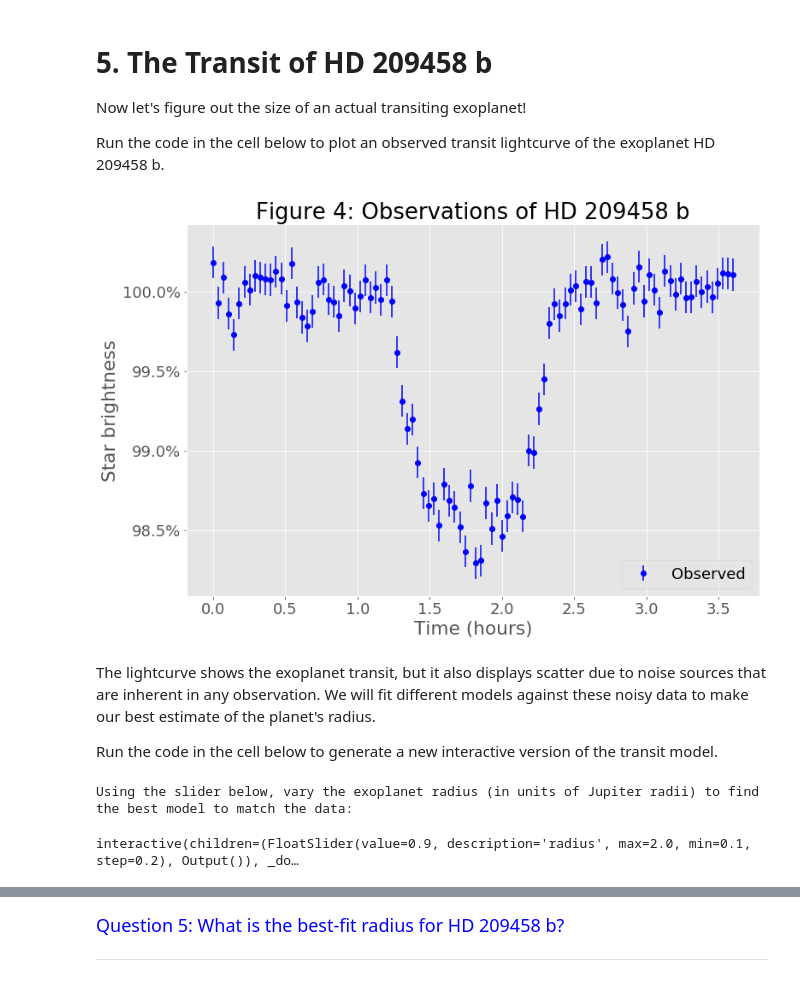
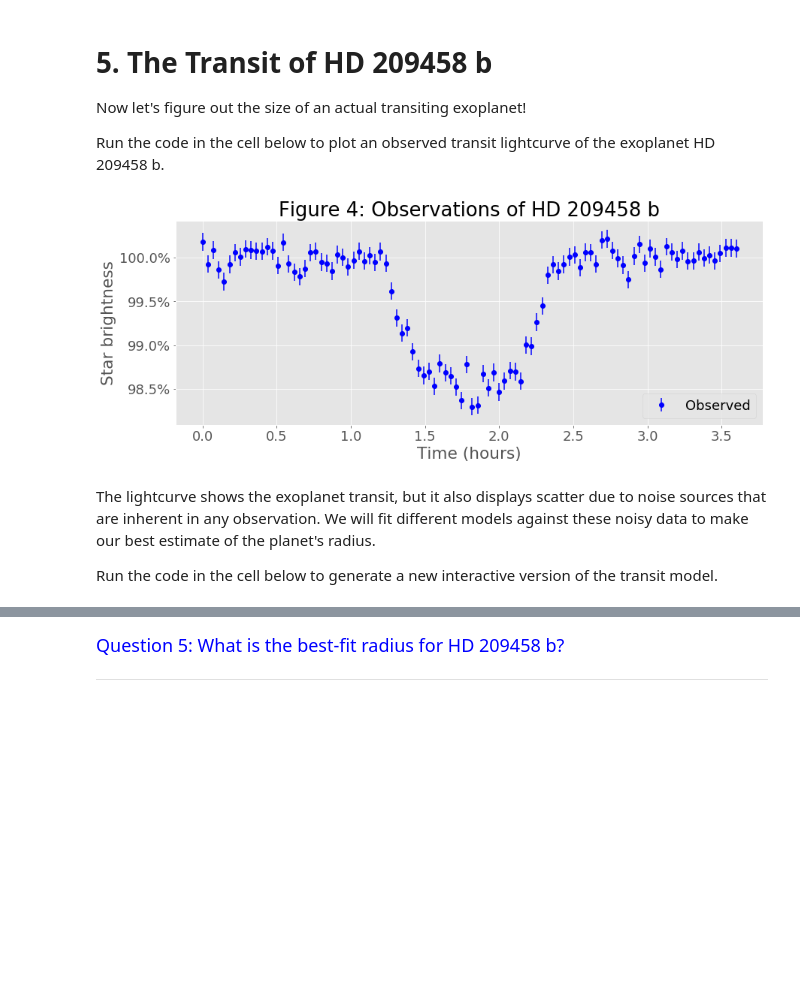
Before and after one commit to EDENSurvey/TeenAstroCafeActivity, a Jupyter notebook: activity.ipynb, the cells around one changed output, grey strips where cells are left out. Drawn from its saved outputs; the diff is of its cells as text; code cells hidden in the pictures; blank space fills up the shorter version.

```diff
--- a/activity.ipynb
+++ b/activity.ipynb
@@ -333,74 +258,16 @@ ____
 Now let's figure out the size of an actual transiting exoplanet!
 
 Run the code in the cell below to plot an observed transit lightcurve of the exoplanet HD 209458 b.
-# %%
-# Loading observed data
-time_obs, flux_obs = np.loadtxt('HD209458b.dat', unpack=True)
-
-# Convert time from days to hours (easier to read)
-time_obs = 24*(time_obs-time_obs[0])
-
-# Plotting results
-plt.figure()
-plt.errorbar(time_obs, flux_obs, 0.001, marker='o', ls='', color='b', label='Observed')
-plt.title("Figure 4: Observations of HD 209458 b")
-plt.legend(loc=4)
-plt.xlabel("Time (hours)")
-plt.ylabel("Star brightness")
-plt.gca().set_yticklabels(['{:.1%}'.format(xx) for xx in plt.gca().get_yticks()])
-plt.show()
-# %% [output]
-[figure, removed]
+# %%
+# Loading observed data
+time_obs, flux_obs = np.loadtxt('HD209458b.dat', unpack=True)
+
+# Plot the data
+plot_data(time_obs,flux_obs)
+plt.show()
+# %% [output]
+[figure, added]
 # %% [markdown]
 The lightcurve shows the exoplanet transit, but it also displays scatter due to noise sources that are inherent in any observation.  We will fit different models against these noisy data to make our best estimate of the planet's radius.
 
 Run the code in the cell below to generate a new interactive version of the transit model.
-# %%
-def transit_model_2(radius):
-    """
-    Function for interactive transit modeling
-    """
-    # Parameters of planet model
-    rp = ((radius*u.Rjup)/(1.203*u.Rsun)).si.value
-    params = batman.TransitParams()
-    params.t0 = 0.                                 # time of inferior conjunction
-    params.per = 3.                                # orbital period (days)
-    params.rp =  rp                                # planet radius (in units of stellar radii)
-    params.a = 15.                                 # semi-major axis (in units of stellar radii)
-    params.inc = 87.                               # orbital inclination (in degrees)
-    params.ecc = 0.                                # eccentricity
-    params.w = 90.                                 # longitude of periastron (in degrees)
-    params.u = [0.1, 0.1]                          # limb darkening coefficients [u1, u2]
-    params.limb_dark = "quadratic"                 # limb darkening model
-
-    # Defining the timeframe and calculating flux
-    time = np.linspace(-0.025, 0.025, 100)*params.per # Creates an array of 100 points
-                                                      # near the transit time
-    model = batman.TransitModel(params, time)            # Initializes model
-    flux_model = model.light_curve(params)            # Calculates light curve
-
-    # Loading observed data
-    time_obs, flux_obs = np.loadtxt('HD209458b.dat', unpack=True)
-
-    # Convert times to hours (easier to read)
-    time = 24*(time-time[0])
-    time_obs = 24*(time_obs-time_obs[0])
-
-    # Plotting results
-    plt.figure()
-    plt.errorbar(time_obs, flux_obs, 0.001, marker='o', ls='', color='b', label='Observed')
-    plt.plot(time, flux_model, 'r-', label='Model')
-    plt.title("Figure 5: HD 209458 b")
-    plt.legend(loc=4)
-    plt.xlabel("Time (hours)")
-    plt.ylabel("Star brightness")
-    plt.gca().set_yticklabels(['{:.1%}'.format(xx) for xx in plt.gca().get_yticks()])
-    plt.show()
-
-print('Using the slider below, vary the exoplanet radius (in units of Jupiter radii)' +
-      ' to find the best model to match the data:')
-interactive_plot = interactive(transit_model_2, radius=(0.1, 2, 0.2))
-display(interactive_plot)
-# %% [output]
-Using the slider below, vary the exoplanet radius (in units of Jupiter radii) to find the best model to match the data:
-interactive(children=(FloatSlider(value=0.9, description='radius', max=2.0, min=0.1, step=0.2), Output()), _do…
```
Also changed, not shown: parts of 26 cells of this notebook, 2 other files.
